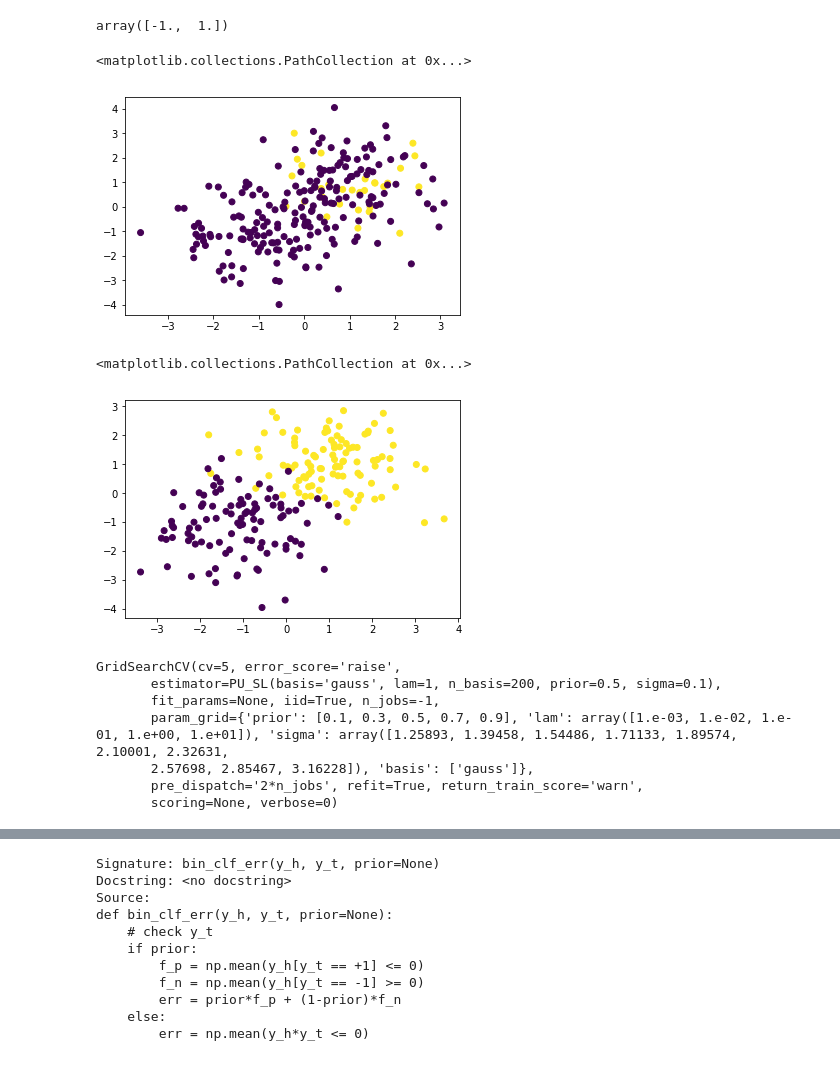
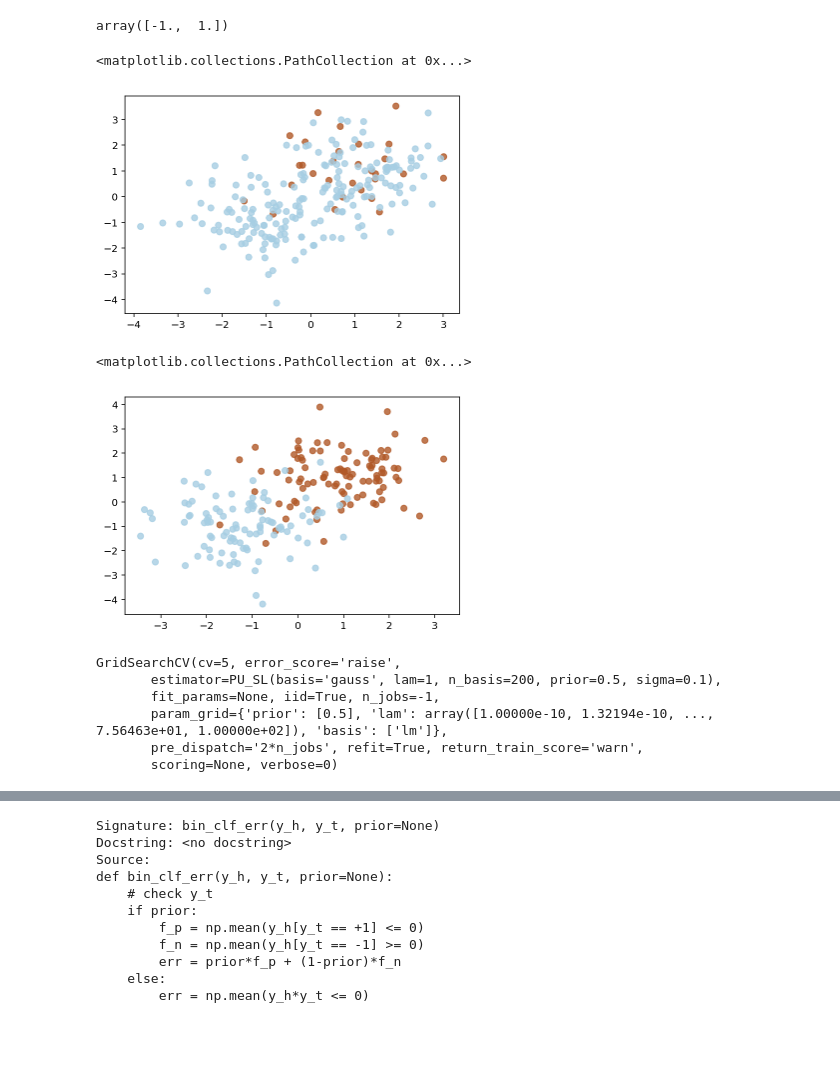
Before and after one commit to masakiaota/study, a Jupyter notebook: tutorial/pywsl.ipynb, the cells around one changed output, grey strips where cells are left out. Cells and saved outputs as stored; diff of their text form; code cells hidden in the pictures; blank space fills up the shorter version.

```diff
--- a/tutorial/pywsl.ipynb
+++ b/tutorial/pywsl.ipynb
@@ -28,24 +32,25 @@ np.unique(y_t) #-1が負例である
 # %% [output]
 array([-1.,  1.])
 # %%
-plt.scatter(x[:,0],x[:,1],c=y)
+plt.scatter(x[:,0],x[:,1],c=y, alpha=0.8, cmap='Paired')
 # plt.scatter(x_t[:,0],x_t[:,1]) #こっちはテストデーt
 # %% [output]
 <matplotlib.collections.PathCollection at 0x...>
-[figure, old version]
+[figure, new version]
 # %%
-plt.scatter(x_t[:,0],x_t[:,1],c=y_t) #こっちはテストデーt
+plt.scatter(x_t[:,0],x_t[:,1],c=y_t, alpha=0.8, cmap='Paired') #こっちはテストデーt
 # こっちはちゃんと正例負例がついている
 # %% [output]
 <matplotlib.collections.PathCollection at 0x...>
-[figure, old version]
+[figure, new version]
 # %%
 lambda_list = np.logspace(-3, 1, 5)
-param_grid = {'prior': [0.1,0.3,0.5,0.7,0.9], #priorが多分、正負の割合なんだがどうやって決めれば良いんだ？
-          'lam': np.logspace(-3, 1, 5),
-          'sigma': np.logspace(0.1, 0.5, 10 ),
-          'basis': ['gauss']}
-#           'basis': ['lm']}
+param_grid = {'prior': [0.5], #priorが多分、正負の割合 #推定方法あるがここでは決め打ち
+          'lam': np.logspace(-10, 2, 100),
+#           'lam': np.logspace(-3, 1, 5),
+#           'sigma': np.logspace(0.1, 0.5, 10 ), #'lm'だったら探索する意味ないよね？
+#           'basis': ['gauss']}
+          'basis': ['lm']}
 clf = GridSearchCV(estimator=pu_mr.PU_SL(),
                param_grid=param_grid,
                cv=5, n_jobs=-1) #デフォだとaccで一番いいモデルを選択しているが、本来
@@ -54,8 +59,7 @@ clf.fit(x, y)
 GridSearchCV(cv=5, error_score='raise',
        estimator=PU_SL(basis='gauss', lam=1, n_basis=200, prior=0.5, sigma=0.1),
        fit_params=None, iid=True, n_jobs=-1,
-       param_grid={'prior': [0.1, 0.3, 0.5, 0.7, 0.9], 'lam': array([1.e-03, 1.e-02, 1.e-01, 1.e+00, 1.e+01]), 'sigma': array([1.25893, 1.39458, 1.54486, 1.71133, 1.89574, 2.10001, 2.32631,
-       2.57698, 2.85467, 3.16228]), 'basis': ['gauss']},
+       param_grid={'prior': [0.5], 'lam': array([1.00000e-10, 1.32194e-10, ..., 7.56463e+01, 1.00000e+02]), 'basis': ['lm']},
        pre_dispatch='2*n_jobs', refit=True, return_train_score='warn',
        scoring=None, verbose=0)
 # %%
```
Also changed, not shown: parts of 11 cells of this notebook.
